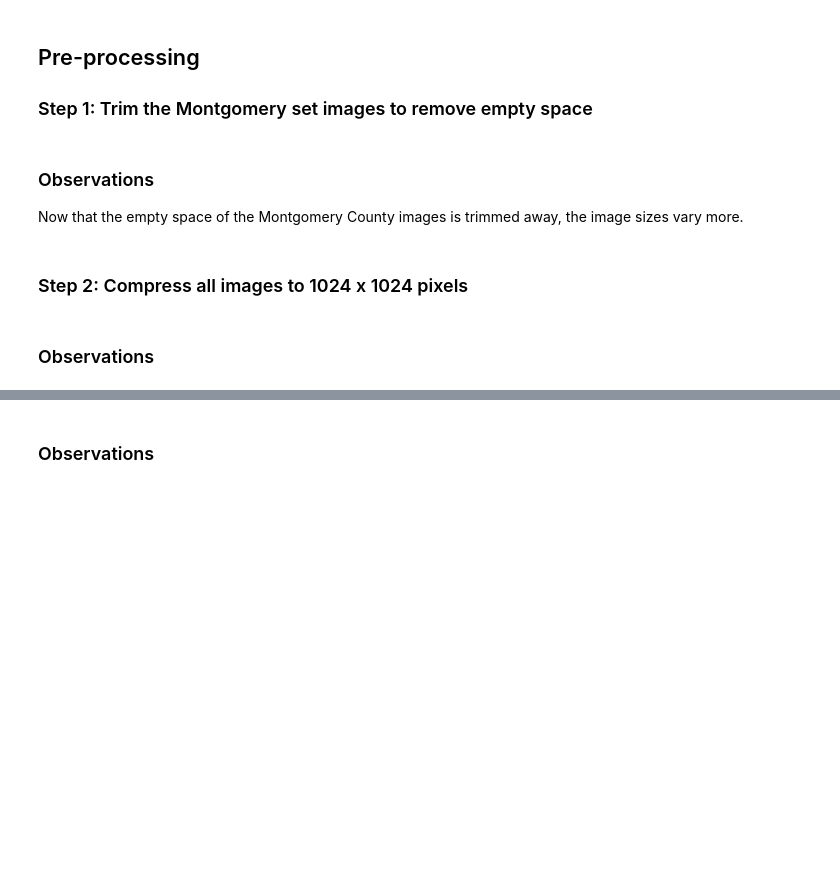
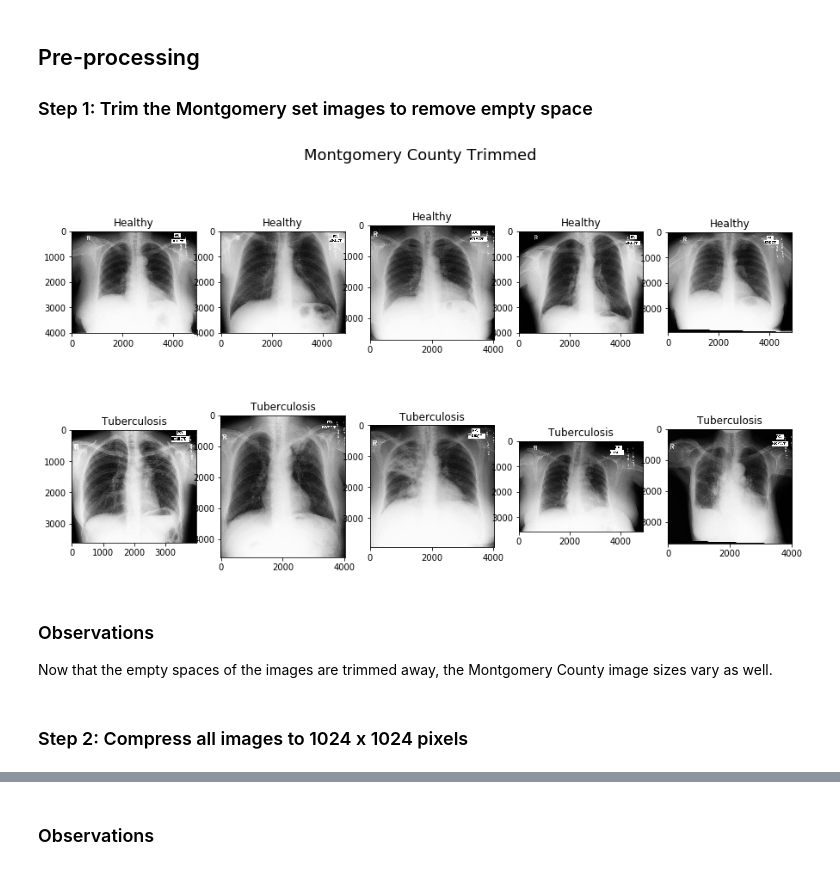
Before and after one commit to JonathanFeenstra/tuberculosis-elm-classifier, a Jupyter notebook: tuberculosis_classifier.ipynb, the cells around one changed output, grey strips where cells are left out. Cells and saved outputs as stored; diff of their text form; code cells hidden in the pictures; blank space fills up the shorter version.

```diff
--- a/tuberculosis_classifier.ipynb
+++ b/tuberculosis_classifier.ipynb
@@ -66,28 +67,37 @@ Since all Montgomery County images have a default size of either 4,020×4,892 or
 # %%
 from PIL import Image, ImageChops
 import numpy as np
 
-def trim(im):
-    bg = Image.new(im.mode, im.size, im.getpixel((0,0)))
-    diff = ImageChops.difference(im, bg)
-    diff = ImageChops.add(diff, diff, 2.0, -100)
-    bbox = diff.getbbox()
-    if bbox:
-        return im.crop(bbox)
+# This code was used to trim the images:
 
-# This code was used to trim the images:
+# def trim(im):
+#     bg = Image.new(im.mode, im.size, im.getpixel((0,0)))
+#     diff = ImageChops.difference(im, bg)
+#     diff = ImageChops.add(diff, diff, 2.0, -100)
+#     bbox = diff.getbbox()
+#     if bbox:
+#         return im.crop(bbox)
+
 # for filename in mont_set:
-#     trim(Image.open(filename)).save(filename.replace('CXR_png', 'trimmed'))
+#     trim(Image.open(filename)).save(filename.replace('CXR_png', 'Trimmed'))
+
+mont_set = glob.glob('Data/MontgomerySet/Trimmed/*.png')
 
 trim_fig = plt.figure(figsize=(15,8))
 trim_fig.suptitle('Montgomery County Trimmed', size=18)
 for i, filename in enumerate(mont_tb_neg_sample + mont_tb_pos_sample):
     plt.subplot(2, 5, i + 1)
-    plt.imshow(np.array(Image.open(filename.replace('CXR_png', 'trimmed'))), cmap='gray')
+    plt.imshow(np.array(Image.open(filename.replace('CXR_png', 'Trimmed'))), cmap='gray')
+    if i <= 4:
+        plt.title('Healthy')
+    else:
+        plt.title('Tuberculosis')
 
 plt.show()
+# %% [output]
+[figure, added]
 # %% [markdown]
 ### Observations
-Now that the empty space of the Montgomery County images is trimmed away, the image sizes vary more.
+Now that the empty spaces of the images are trimmed away, the Montgomery County image sizes vary as well.
 # %% [markdown]
 ### Step 2: Compress all images to 1024 x 1024 pixels
@@ -111,2 +103,0 @@ for index, filename in enumerate(mont_set):
-# %% [markdown]
-### Observations
```
Also changed, not shown: parts of 12 cells of this notebook, 2 other files.
